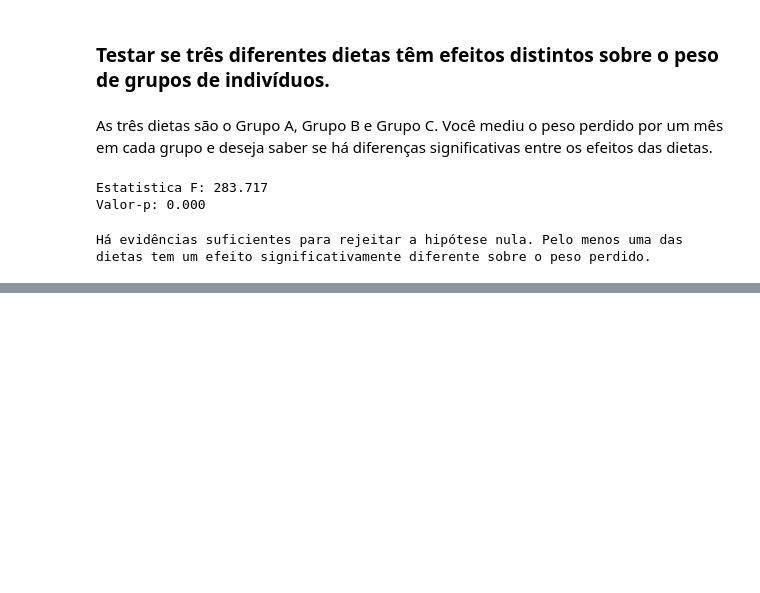
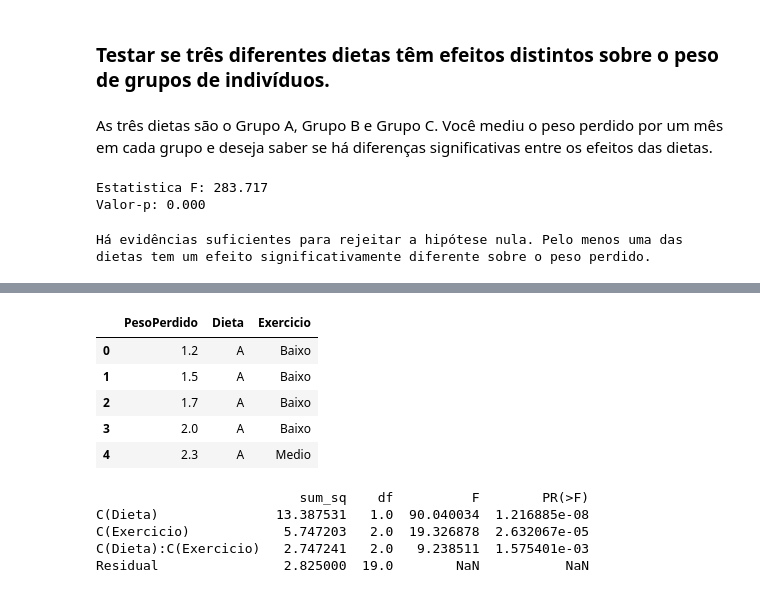
Before and after one commit to anandasouza/Testes-Parametricos, a Jupyter notebook: Testes.ipynb, the cells around one changed output, grey strips where cells are left out. Drawn from its saved outputs; the diff is of its cells as text; code cells hidden in the pictures; blank space fills up the shorter version.

```diff
--- a/Testes.ipynb
+++ b/Testes.ipynb
@@ -131,0 +230,9 @@ Há evidências suficientes para rejeitar a hipótese nula. Pelo menos uma das d
+# %%
+dados.head()
+# %% [output]
+|  | PesoPerdido | Dieta | Exercicio |
+| 0 | 1.2 | A | Baixo |
+| 1 | 1.5 | A | Baixo |
+| 2 | 1.7 | A | Baixo |
+| 3 | 2.0 | A | Baixo |
+| 4 | 2.3 | A | Medio |
@@ -131,0 +249,8 @@ Há evidências suficientes para rejeitar a hipótese nula. Pelo menos uma das d
+# %%
+print(resultado_anova)
+# %% [output]
+                          sum_sq    df          F        PR(>F)
+C(Dieta)               13.387531   1.0  90.040034  1.216885e-08
+C(Exercicio)            5.747203   2.0  19.326878  2.632067e-05
+C(Dieta):C(Exercicio)   2.747241   2.0   9.238511  1.575401e-03
+Residual                2.825000  19.0        NaN           NaN
```
Also changed, not shown: parts of 19 cells of this notebook.
